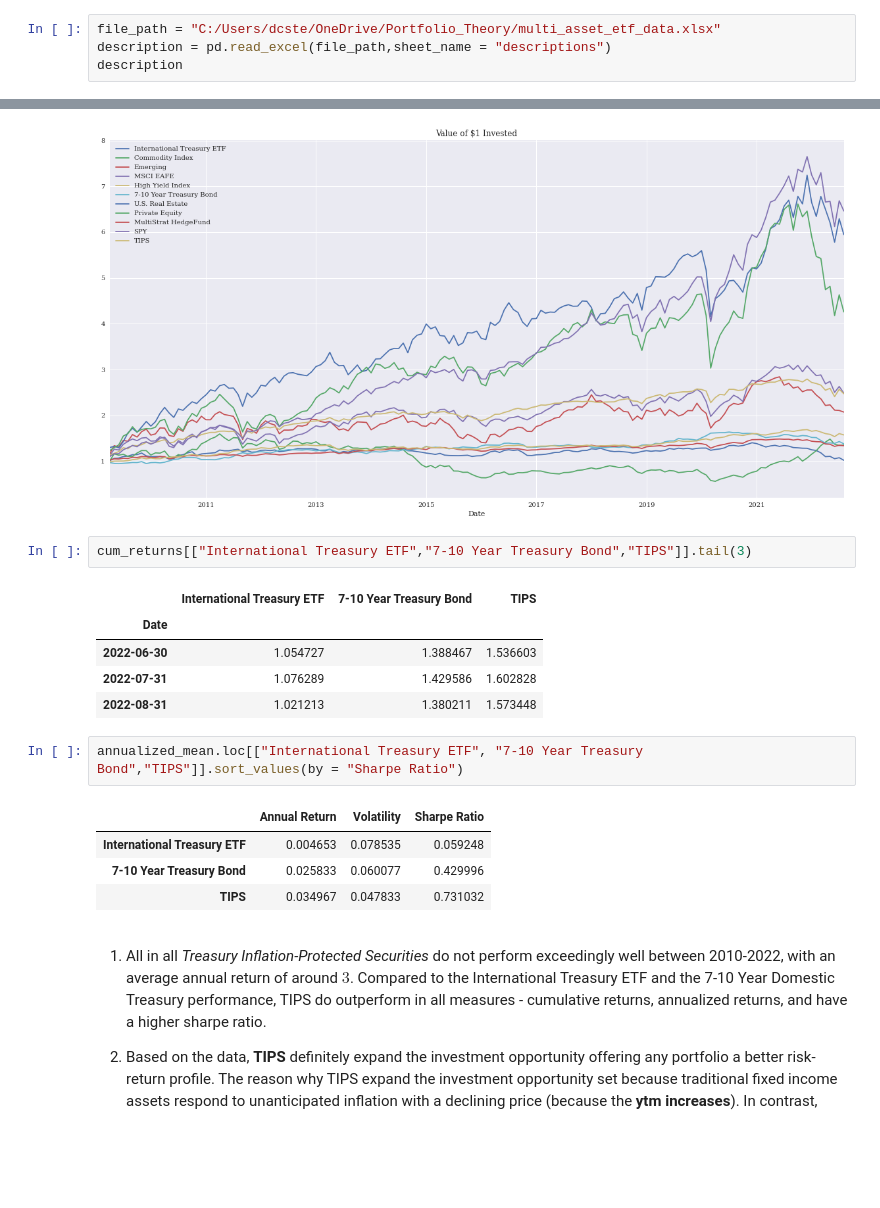
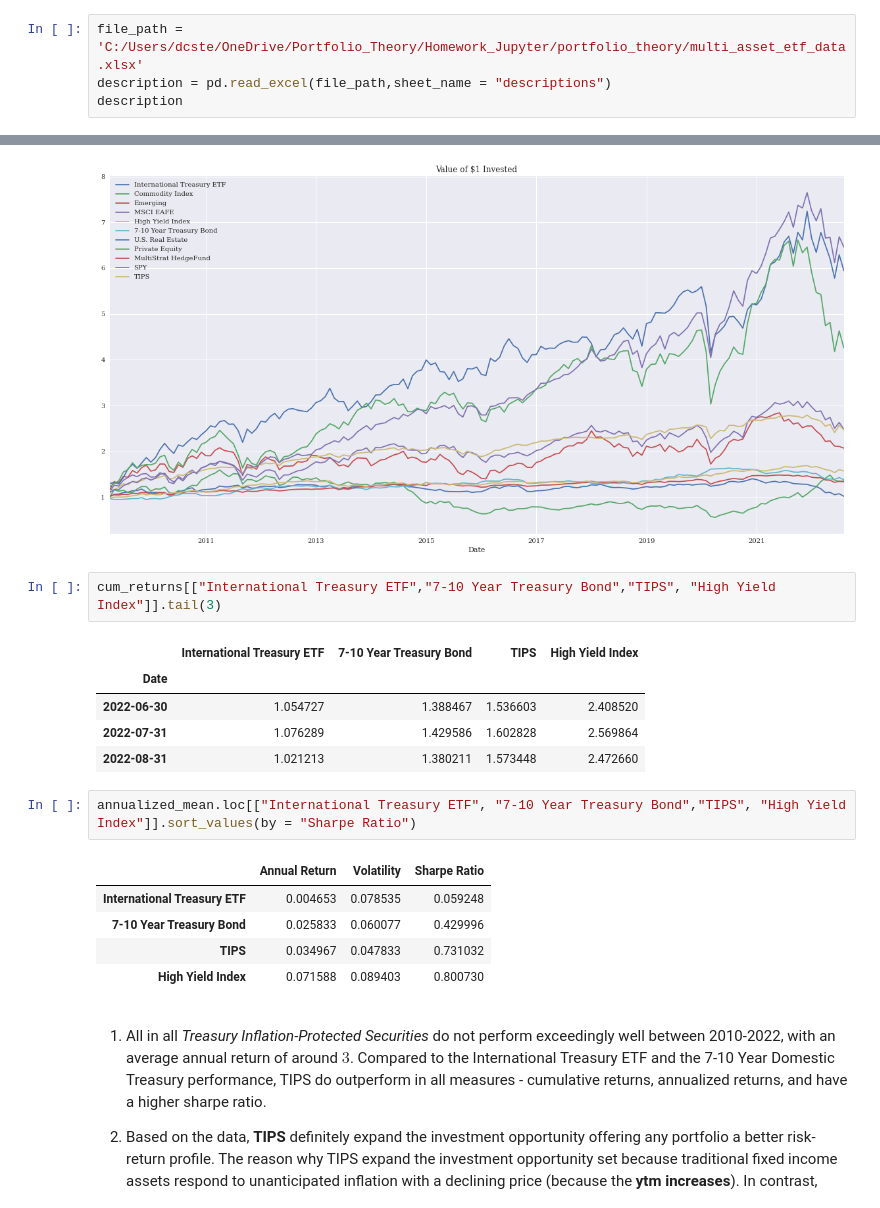
Before and after one commit to dcstein22/portfolio_theory, a Jupyter notebook: Homework_1.ipynb, the cells around one changed output, grey strips where cells are left out. Cells and saved outputs as stored; diff of their text form; blank space fills up the shorter version.

```diff
--- a/Homework_1.ipynb
+++ b/Homework_1.ipynb
@@ -16,7 +16,7 @@ plt.style.use("seaborn")
 mpl.rcParams['font.family'] = 'serif'
 %matplotlib inline
 # %%
-file_path = "C:/Users/dcste/OneDrive/Portfolio_Theory/multi_asset_etf_data.xlsx"
+file_path = 'C:/Users/dcste/OneDrive/Portfolio_Theory/Homework_Jupyter/portfolio_theory/multi_asset_etf_data.xlsx'
 description = pd.read_excel(file_path,sheet_name = "descriptions")
 description
 # %% [output]
@@ -143,20 +144,21 @@ cum_returns.plot(figsize = (20,10), title = "Value of $1 Invested")
 <AxesSubplot:title={'center':'Value of $1 Invested'}, xlabel='Date'>
 [figure]
 # %%
-cum_returns[["International Treasury ETF","7-10 Year Treasury Bond","TIPS"]].tail(3)
+cum_returns[["International Treasury ETF","7-10 Year Treasury Bond","TIPS", "High Yield Index"]].tail(3)
 # %% [output]
-|  | International Treasury ETF | 7-10 Year Treasury Bond | TIPS |
-| Date |  |  |  |
-| 2022-06-30 | 1.054727 | 1.388467 | 1.536603 |
-| 2022-07-31 | 1.076289 | 1.429586 | 1.602828 |
-| 2022-08-31 | 1.021213 | 1.380211 | 1.573448 |
+|  | International Treasury ETF | 7-10 Year Treasury Bond | TIPS | High Yield Index |
+| Date |  |  |  |  |
+| 2022-06-30 | 1.054727 | 1.388467 | 1.536603 | 2.408520 |
+| 2022-07-31 | 1.076289 | 1.429586 | 1.602828 | 2.569864 |
+| 2022-08-31 | 1.021213 | 1.380211 | 1.573448 | 2.472660 |
 # %%
-annualized_mean.loc[["International Treasury ETF", "7-10 Year Treasury Bond","TIPS"]].sort_values(by = "Sharpe Ratio")
+annualized_mean.loc[["International Treasury ETF", "7-10 Year Treasury Bond","TIPS", "High Yield Index"]].sort_values(by = "Sharpe Ratio")
 # %% [output]
 |  | Annual Return | Volatility | Sharpe Ratio |
 | International Treasury ETF | 0.004653 | 0.078535 | 0.059248 |
 | 7-10 Year Treasury Bond | 0.025833 | 0.060077 | 0.429996 |
 | TIPS | 0.034967 | 0.047833 | 0.731032 |
+| High Yield Index | 0.071588 | 0.089403 | 0.800730 |
 # %% [markdown]
 
 1. All in all *Treasury Inflation-Protected Securities* do not perform exceedingly well between 2010-2022, with an average annual return of around $3%$. Compared to the International Treasury ETF and the 7-10 Year Domestic Treasury performance, TIPS do outperform in all measures - cumulative returns, annualized returns, and have a higher sharpe ratio.
```
Also changed, not shown: parts of 19 cells of this notebook, 1 other file.
